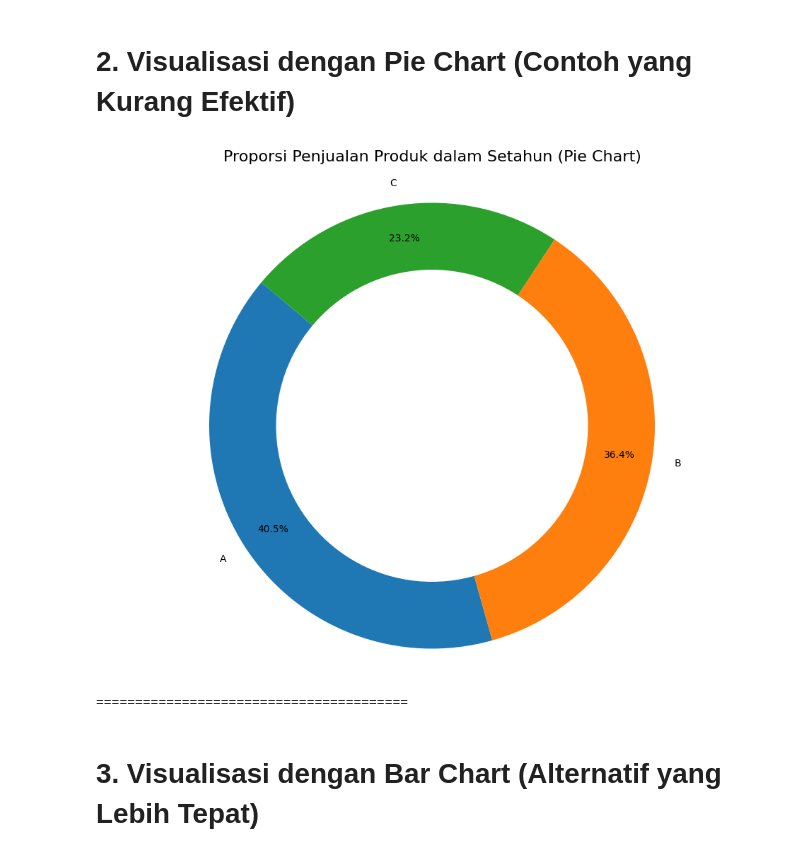
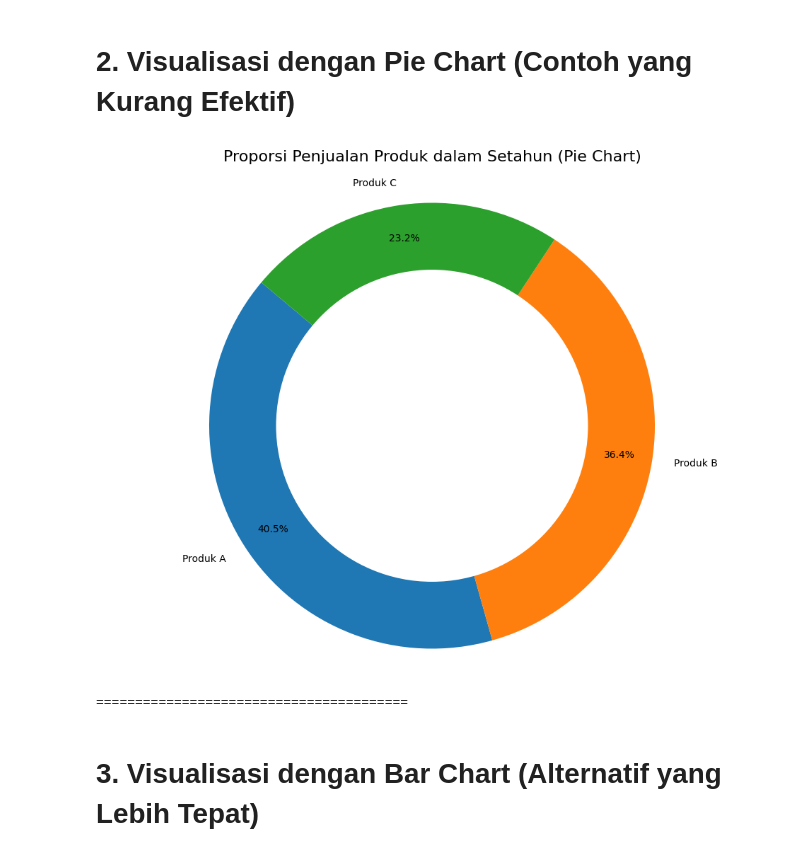
Before and after one commit to titan2903/data-wrangling-sesi-13, a Jupyter notebook: explore_data_penjualan.ipynb, the cells around one changed output. Saved outputs shown, nothing was run; the diff lists cells and outputs as text; code cells hidden in the pictures.

Commit message:
adjust label pie chart

```diff
--- a/explore_data_penjualan.ipynb
+++ b/explore_data_penjualan.ipynb
@@ -31,23 +31,23 @@ Name: Total_Penjualan, dtype: int64
 # %%
 plt.figure(figsize=(12, 9))
 plt.pie(
     proporsi_produk,
-    labels=proporsi_produk.index,
+    labels="Produk " + proporsi_produk.index,
     autopct='%1.1f%%',
     startangle=140,
     pctdistance=0.85
 )
 
 # # Membuat Donut Chart
 centre_circle = plt.Circle((0,0),0.70,fc='white')
 fig = plt.gcf()
 fig.gca().add_artist(centre_circle)
 plt.title('Proporsi Penjualan Produk dalam Setahun (Pie Chart)', fontsize=16, pad=20)
 plt.axis('equal')
 plt.show()
 print("\n" + "="*40 + "\n")
 # %% [output]
-[figure, old version]
+[figure, new version]
 ========================================
 # %% [markdown]
  # 3. Visualisasi dengan Bar Chart (Alternatif yang Lebih Tepat)
```
